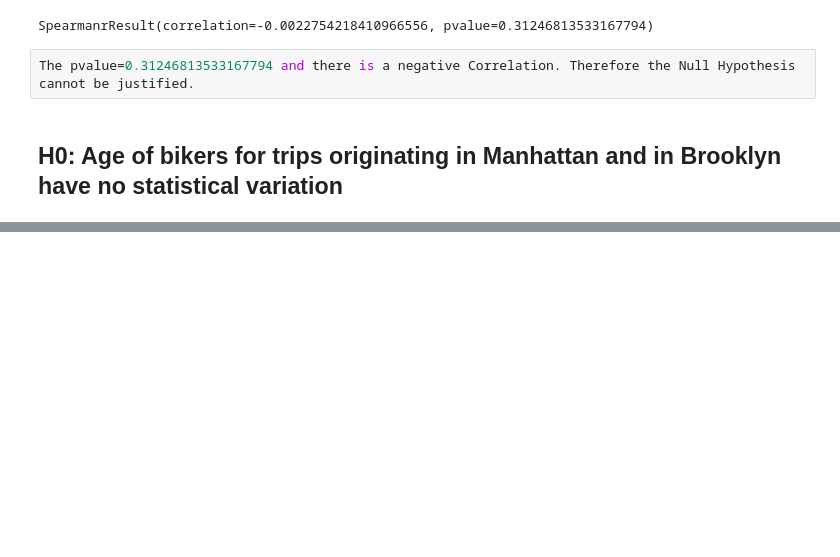
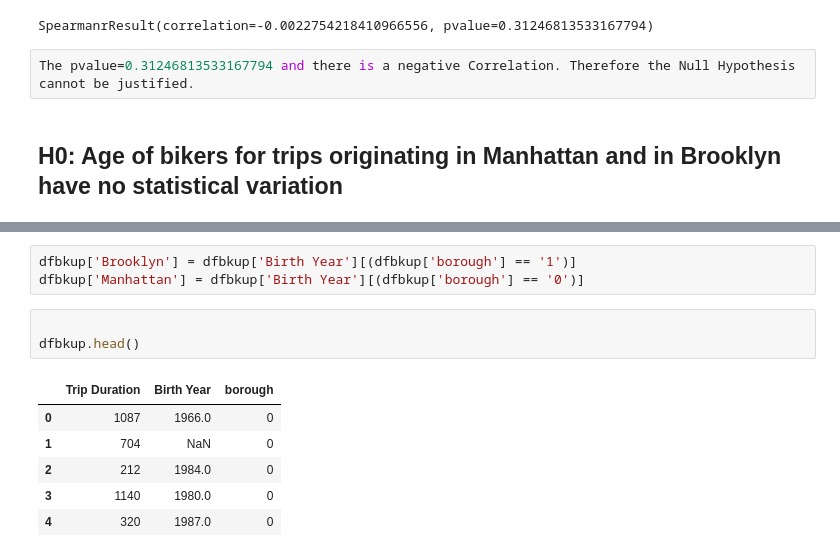
Before and after one commit to rxl204/PUI2017_pak348, a Jupyter notebook: HW4_pak348/Citibike_Tests.ipynb, the cells around one changed output, grey strips where cells are left out. Saved outputs shown, nothing was run; the diff lists cells and outputs as text; blank space fills up the shorter version.

```diff
--- a/HW4_pak348/Citibike_Tests.ipynb
+++ b/HW4_pak348/Citibike_Tests.ipynb
@@ -249,0 +332,13 @@ The pvalue=0.31246813533167794 and there is a negative Correlation. Therefore th
+# %%
+dfbkup['Brooklyn'] = dfbkup['Birth Year'][(dfbkup['borough'] == '1')]
+dfbkup['Manhattan'] = dfbkup['Birth Year'][(dfbkup['borough'] == '0')]
+# %%
+
+dfbkup.head()
+# %% [output]
+|  | Trip Duration | Birth Year | borough |
+| 0 | 1087 | 1966.0 | 0 |
+| 1 | 704 | NaN | 0 |
+| 2 | 212 | 1984.0 | 0 |
+| 3 | 1140 | 1980.0 | 0 |
+| 4 | 320 | 1987.0 | 0 |
```
Also changed, not shown: parts of 13 cells of this notebook, 1 other file.
